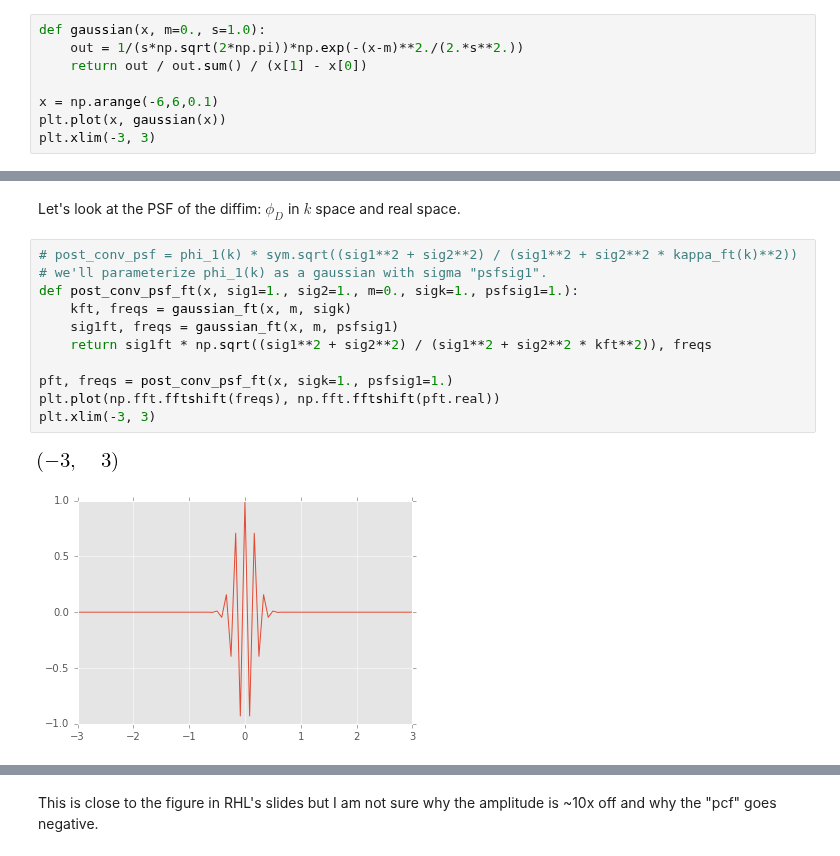
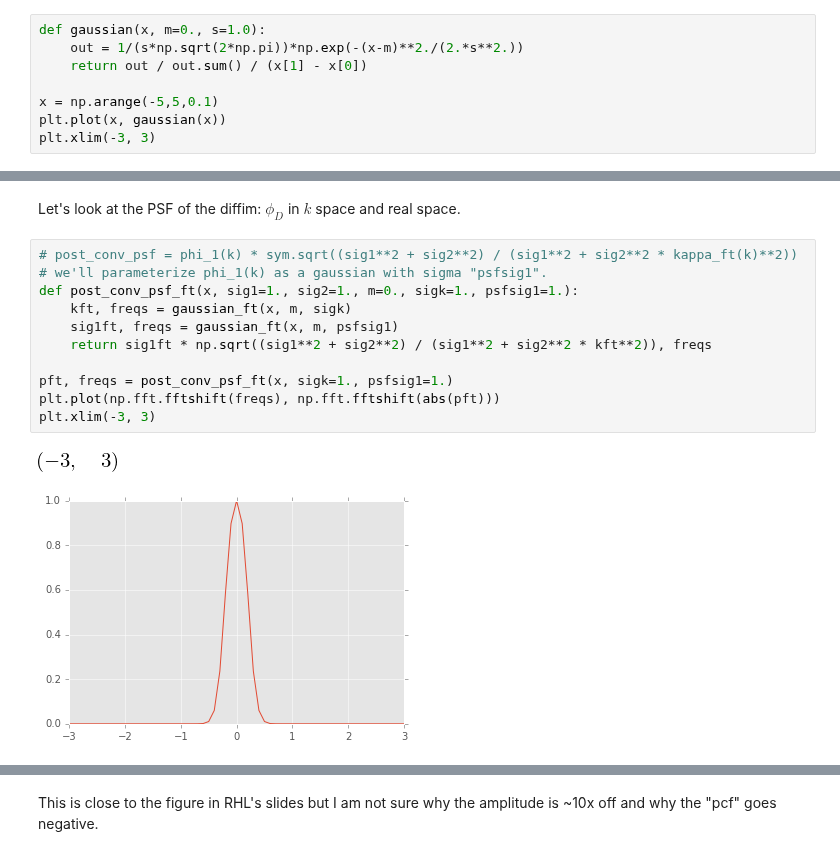
Before and after one commit to lsst-dm/diffimTests, a Jupyter notebook: 1. Understand Lupton(ZOGY) post convolution kernel.ipynb, the cells around one changed output, grey strips where cells are left out. Drawn from its saved outputs; the diff is of its cells as text.

```diff
--- a/1. Understand Lupton(ZOGY) post convolution kernel.ipynb
+++ b/1. Understand Lupton(ZOGY) post convolution kernel.ipynb
@@ -153,7 +153,7 @@ def gaussian(x, m=0., s=1.0):
     out = 1/(s*np.sqrt(2*np.pi))*np.exp(-(x-m)**2./(2.*s**2.))
     return out / out.sum() / (x[1] - x[0])
 
-x = np.arange(-6,6,0.1)
+x = np.arange(-5,5,0.1)
 plt.plot(x, gaussian(x))
 plt.xlim(-3, 3)
 # %% [output]
@@ -274,17 +274,17 @@ Let's look at the PSF of the diffim: $\phi_D$ in $k$ space and real space.
 # %%
 # post_conv_psf = phi_1(k) * sym.sqrt((sig1**2 + sig2**2) / (sig1**2 + sig2**2 * kappa_ft(k)**2))
 # we'll parameterize phi_1(k) as a gaussian with sigma "psfsig1".
 def post_conv_psf_ft(x, sig1=1., sig2=1., m=0., sigk=1., psfsig1=1.):
     kft, freqs = gaussian_ft(x, m, sigk)
     sig1ft, freqs = gaussian_ft(x, m, psfsig1)
     return sig1ft * np.sqrt((sig1**2 + sig2**2) / (sig1**2 + sig2**2 * kft**2)), freqs
 
 pft, freqs = post_conv_psf_ft(x, sigk=1., psfsig1=1.)
-plt.plot(np.fft.fftshift(freqs), np.fft.fftshift(pft.real))
+plt.plot(np.fft.fftshift(freqs), np.fft.fftshift(abs(pft)))
 plt.xlim(-3, 3)
 # %% [output]
 [figure]
-[figure, old version]
+[figure, new version]
 # %%
 def post_conv_psf(x, sig1=1., sig2=1., m=0., sigk=1., psfsig=1.):
     kft, freqs = post_conv_psf_ft(x, sig1, sig2, m, sigk, psfsig)
```
Also changed, not shown: parts of 7 cells of this notebook, 2 other files.
